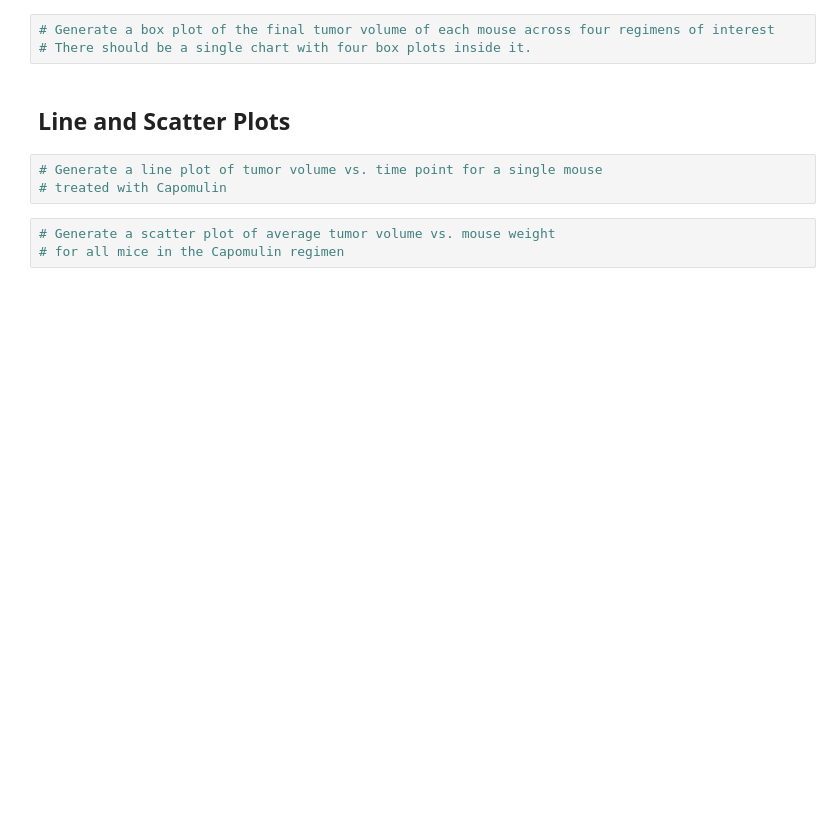
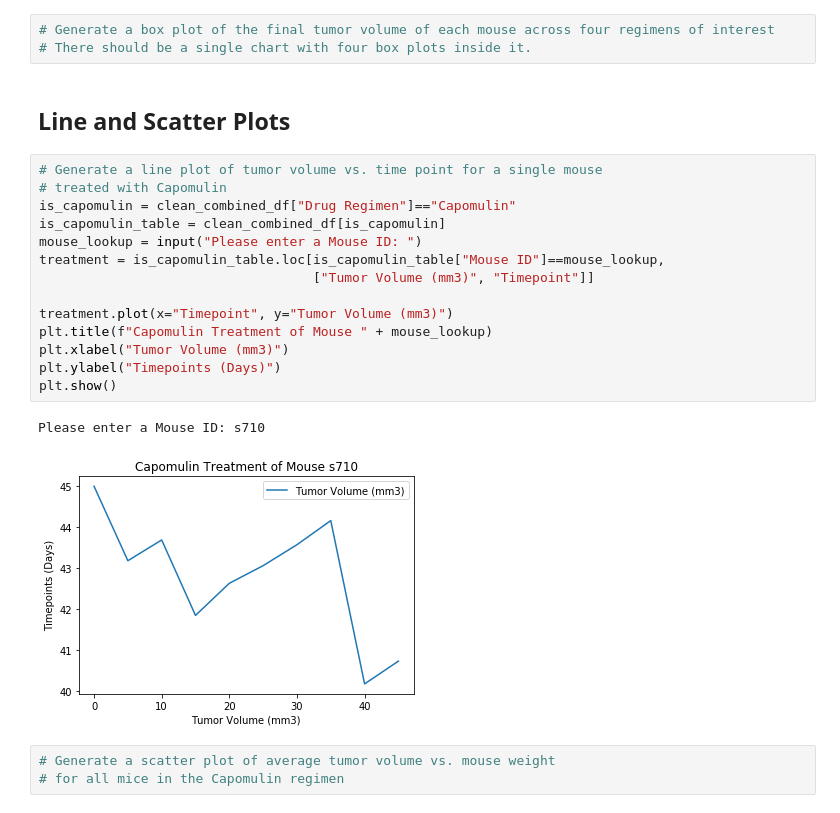
Before and after one commit to bay0624/Matplotlib-Challenge, a Jupyter notebook: pymaceuticals_starter.ipynb, the cells around one changed output. Drawn from its saved outputs; the diff is of its cells as text; blank space fills up the shorter version.

Commit message:
Add line plot

```diff
--- a/pymaceuticals_starter.ipynb
+++ b/pymaceuticals_starter.ipynb
@@ -308,9 +308,23 @@ Values above 87.66645829999999 could be outliers.
 # There should be a single chart with four box plots inside it.
 # %% [markdown]
 ## Line and Scatter Plots
-# %%
-# Generate a line plot of tumor volume vs. time point for a single mouse
-# treated with Capomulin
+# %%
+# Generate a line plot of tumor volume vs. time point for a single mouse
+# treated with Capomulin
+is_capomulin = clean_combined_df["Drug Regimen"]=="Capomulin"
+is_capomulin_table = clean_combined_df[is_capomulin]
+mouse_lookup = input("Please enter a Mouse ID: ")
+treatment = is_capomulin_table.loc[is_capomulin_table["Mouse ID"]==mouse_lookup,
+                                   ["Tumor Volume (mm3)", "Timepoint"]]
+
+treatment.plot(x="Timepoint", y="Tumor Volume (mm3)")
+plt.title(f"Capomulin Treatment of Mouse " + mouse_lookup)
+plt.xlabel("Tumor Volume (mm3)")
+plt.ylabel("Timepoints (Days)")
+plt.show()
+# %% [output]
+Please enter a Mouse ID: s710
+[figure, added]
 # %%
 # Generate a scatter plot of average tumor volume vs. mouse weight
 # for all mice in the Capomulin regimen
```
